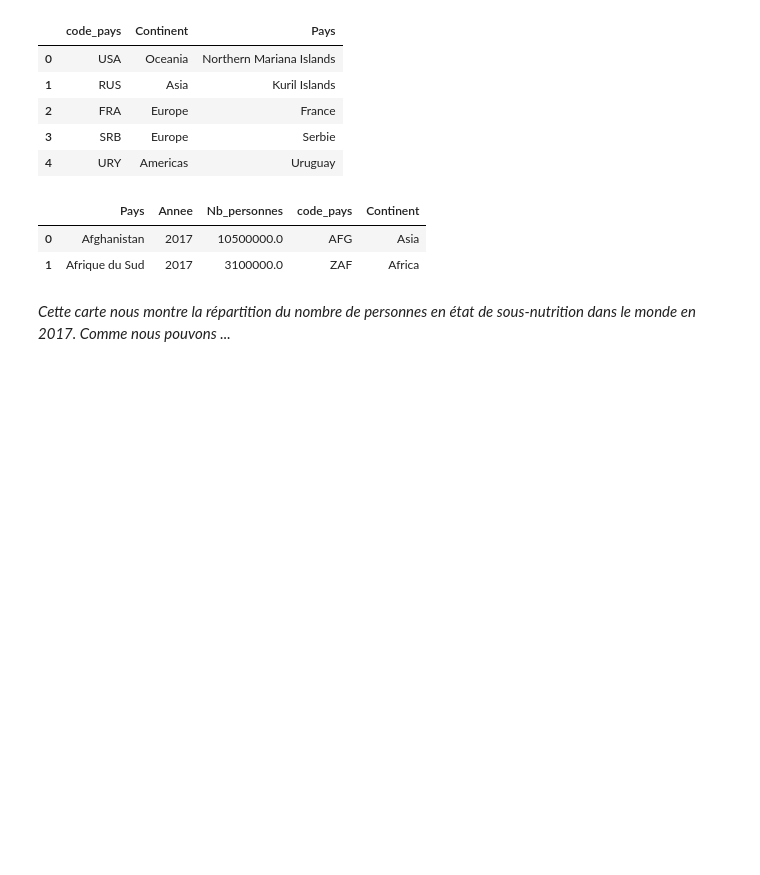
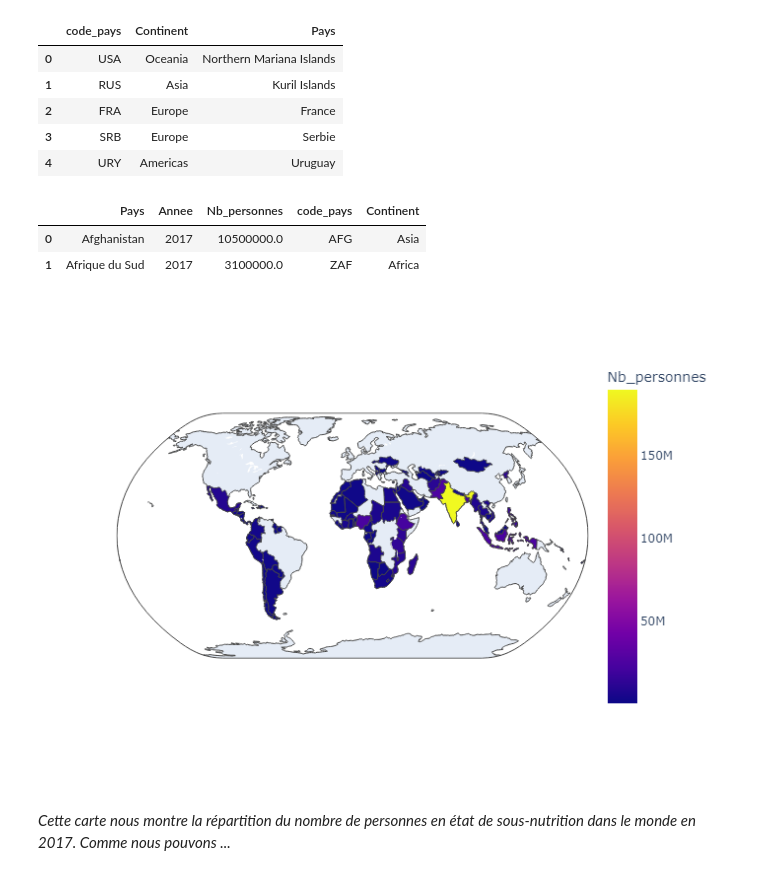
Before and after one commit to bigbong-K/projet4_Etude_Sante_public, a Jupyter notebook: main_projet.ipynb, the cells around one changed output. Saved outputs shown, nothing was run; the diff lists cells and outputs as text; code cells hidden in the pictures; blank space fills up the shorter version.

Commit message:
feat: ajout de l'affichage en PNG des maps pour github

```diff
--- a/main_projet.ipynb
+++ b/main_projet.ipynb
@@ -1273,9 +1274,14 @@ data.head(2)
 | 0 | Afghanistan | 2017 | 10500000.0 | AFG | Asia |
 | 1 | Afrique du Sud | 2017 | 3100000.0 | ZAF | Africa |
 # %%
+# Active l'affichage en PNG pour GitHub
+pio.renderers.default = 'png'
+
 fig = px.choropleth(data_frame=data, locations="code_pays", color="Nb_personnes",
                     hover_name="Pays", projection="natural earth")
 fig.show()
+# %% [output]
+[figure, added]
 # %% [markdown]
 <p><i>Cette carte nous montre la répartition du nombre de personnes en état de sous-nutrition dans le monde en 2017. Comme nous pouvons ... </i></p>
 # %% [markdown]
```
Also changed, not shown: parts of 12 cells of this notebook.
